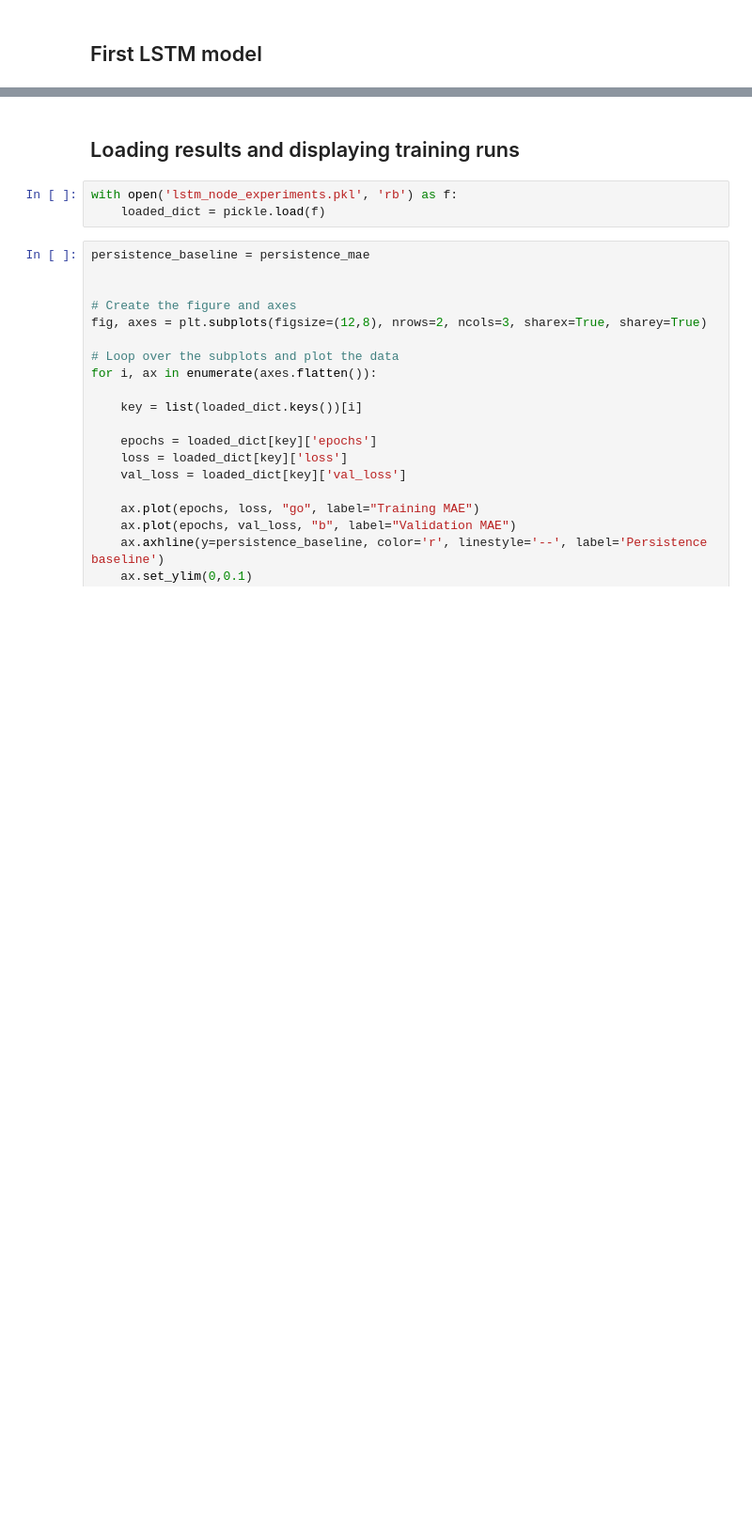
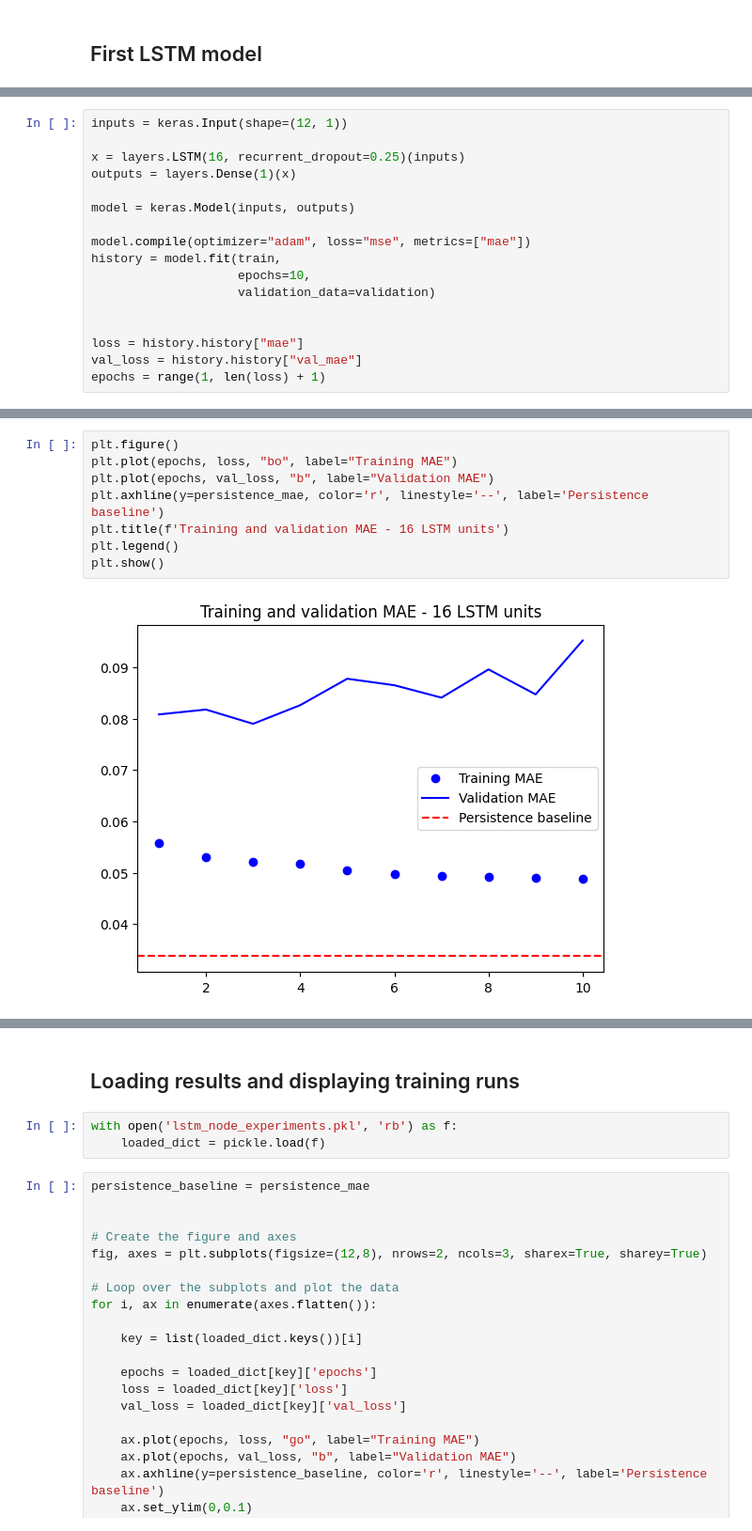
Before and after one commit to bndxn/raspberry-pi-notes, a Jupyter notebook: analysis/2. LSTM and node experiments.ipynb, the cells around one changed output, grey strips where cells are left out. Shown at 94% size. Saved outputs shown, nothing was run; the diff lists cells and outputs as text; blank space fills up the shorter version.

Commit message:
deploying a model!

```diff
--- a/analysis/2. LSTM and node experiments.ipynb
+++ b/analysis/2. LSTM and node experiments.ipynb
@@ -176,0 +226,17 @@ plt.show()
+# %%
+inputs = keras.Input(shape=(12, 1))
+
+x = layers.LSTM(16, recurrent_dropout=0.25)(inputs)
+outputs = layers.Dense(1)(x)
+
+model = keras.Model(inputs, outputs)
+
+model.compile(optimizer="adam", loss="mse", metrics=["mae"])
+history = model.fit(train,
+                    epochs=10,
+                    validation_data=validation)
+
+
+loss = history.history["mae"]
+val_loss = history.history["val_mae"]
+epochs = range(1, len(loss) + 1)
@@ -176,0 +264,10 @@ plt.show()
+# %%
+plt.figure()
+plt.plot(epochs, loss, "bo", label="Training MAE")
+plt.plot(epochs, val_loss, "b", label="Validation MAE")
+plt.axhline(y=persistence_mae, color='r', linestyle='--', label='Persistence baseline')
+plt.title(f'Training and validation MAE - 16 LSTM units')
+plt.legend()
+plt.show()
+# %% [output]
+[figure, added]
```
Also changed, not shown: parts of 21 cells of this notebook, 6 other files.
